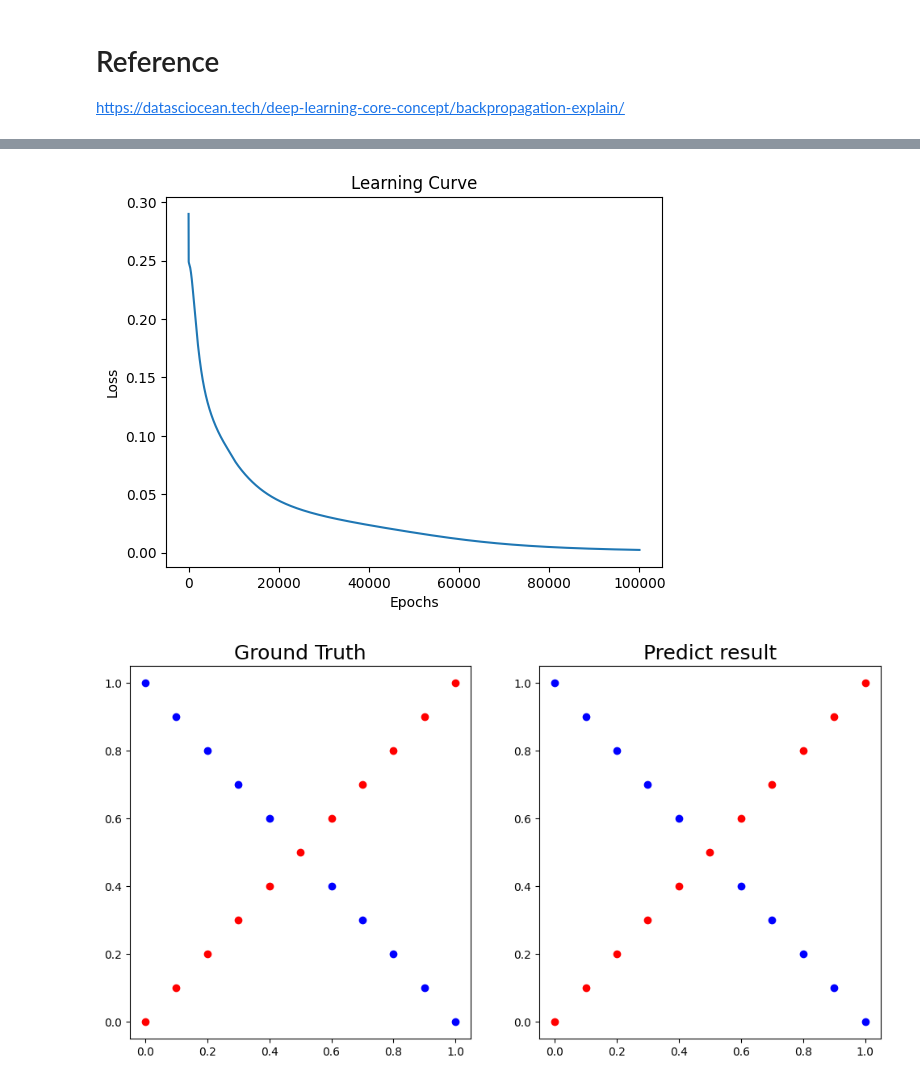
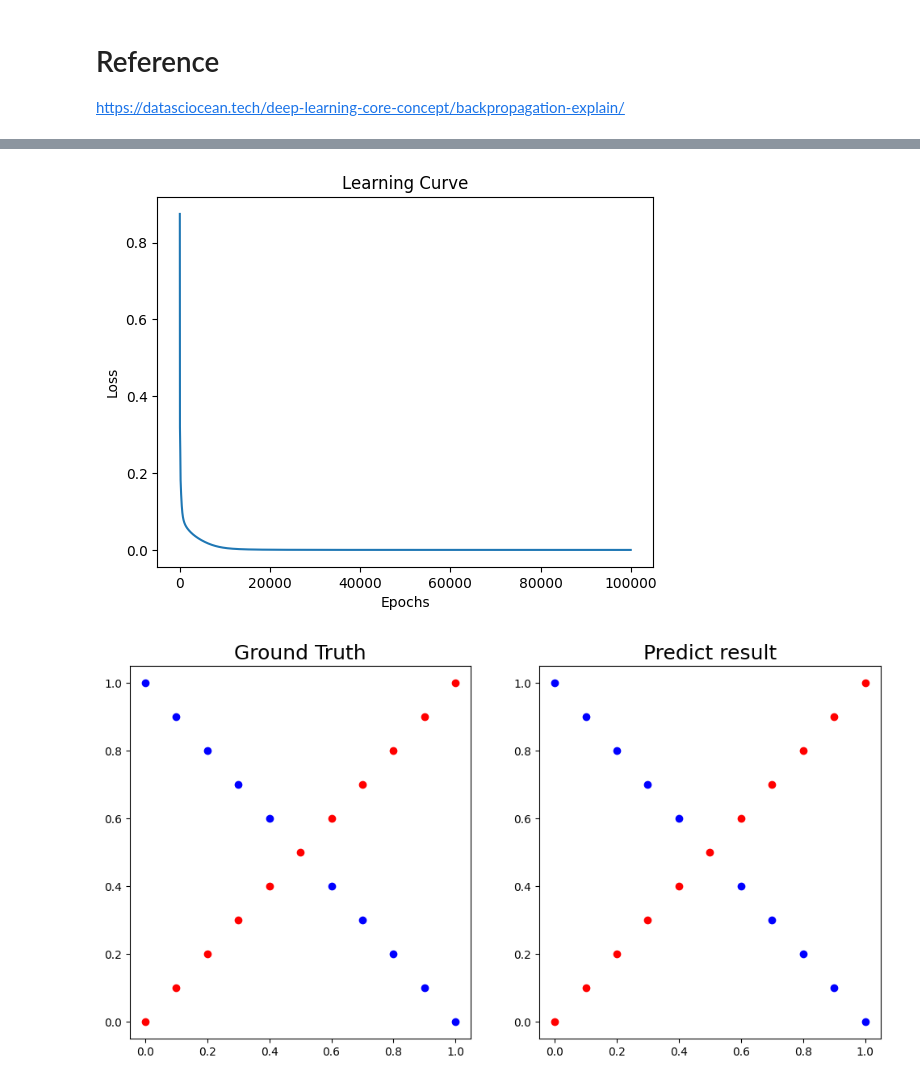
Before and after one commit to say859462/Summer-DLP, a Jupyter notebook: Lab1/DL_LAB1_314551113_劉哲良.ipynb, the cells around one changed output, grey strips where cells are left out. Cells and saved outputs as stored; diff of their text form; code cells hidden in the pictures.

```diff
--- a/Lab1/DL_LAB1_314551113_劉哲良.ipynb
+++ b/Lab1/DL_LAB1_314551113_劉哲良.ipynb
@@ -148,13 +148,17 @@ class Linear_Layer:
         # Assume that the size of input vector is  n by 1
         # The size of weight matrix should be m by n, where m is the size of output vector
 
-        self.weights = np.random.randn(input_size, output_size)
+        if not activation:
+            self.weights = np.random.randn(input_size, output_size) * 0.01
+        else:
+            self.weights = np.random.randn(input_size, output_size)
 
         self.bias = np.random.randn(1, output_size)
 
         self.input = None
-        self.a = None  # The output of the layer after activation function is applied
         self.z = None  # The output of the layer before activation function is applied (z = Wx + b)
+        self.a = None  # The output of the layer after activation function is applied (a = activation_function(z))
+
         self.activation = activation
         self.optimizer = optimizer  # optimizer for gradient descent
         self.momentum = momentum  # Momentum for optimizer
@@ -219,9 +223,11 @@ class Model:
         hidden_layers_size=10,
         activation="sigmoid",
         optimizer="SGD",
+        learning_rate=0.01,
     ):
         self.losses = []
         self.layers = []
+        self.learning_rate = learning_rate
         # Build model
         self.layers.append(
             Linear_Layer(input_size, hidden_layers_size, activation, optimizer)
@@ -243,7 +249,7 @@ class Model:
     def backward(self, delta, learning_rate=0.01):
         # Backward pass
         for layer in reversed(self.layers):
-            delta = layer.backward(delta, learning_rate)
+            delta = layer.backward(delta, self.learning_rate)
 
     # Train the model
     # # x : input data, y : ground truth labels
@@ -297,8 +303,9 @@ model_linear = Model(
     x.shape[1],
     y.shape[1],
     hidden_layers_size=10,
-    activation="sigmoid",
-    optimizer="Adagrad",
+    activation="tanh",
+    optimizer="SGD",
+    learning_rate=0.01,
 )
 linear_output = model_linear.train(x, y)
 
@@ -312,8 +319,9 @@ model_XOR = Model(
     x.shape[1],
     y.shape[1],
     hidden_layers_size=10,
-    activation="sigmoid",
-    optimizer="Adagrad",
+    activation="tanh",
+    optimizer="SGD",
+    learning_rate=0.01,
 )
 XOR_output = model_XOR.train(x, y)
 model_XOR.plot_learning_curve()
@@ -358,2 +366,2 @@ Loss = 0.0023 Accuracy = 100.00%
-[figure, old version]
+[figure, new version]
 [figure]
```
Also changed, not shown: parts of 1 cell of this notebook.
